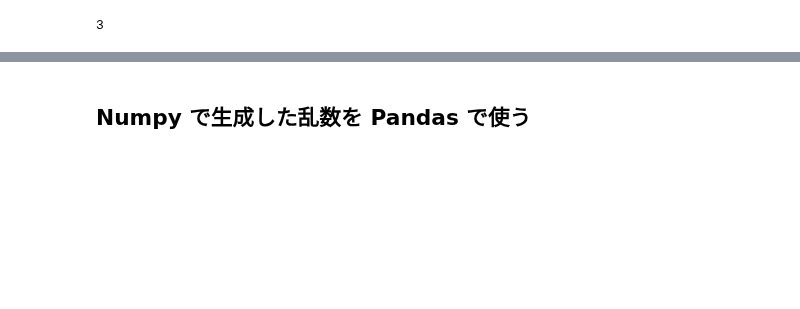
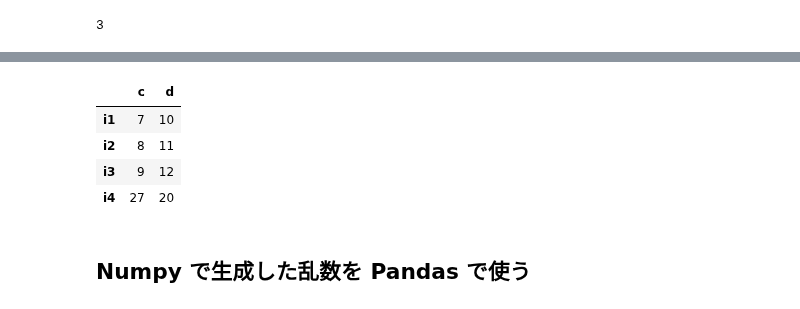
Before and after one commit to maskot1977/ipython_notebook, a Jupyter notebook: Numpy と Pandas を用いた演算.ipynb, the cells around one changed output, grey strips where cells are left out. Cells and saved outputs as stored; diff of their text form; code cells hidden in the pictures; blank space fills up the shorter version.

```diff
--- a/Numpy と Pandas を用いた演算.ipynb
+++ b/Numpy と Pandas を用いた演算.ipynb
@@ -96,4 +125,13 @@ c    9
 Name: i3, dtype: int64
+# %%
+# 複数の列の取得
+df.iloc[:, 2:4]
+# %% [output]
+|  | c | d |
+| i1 | 7 | 10 |
+| i2 | 8 | 11 |
+| i3 | 9 | 12 |
+| i4 | 27 | 20 |
 # %% [markdown]
 ## Numpy で生成した乱数を Pandas で使う
 # %%
```
Also changed, not shown: parts of 59 cells of this notebook.
